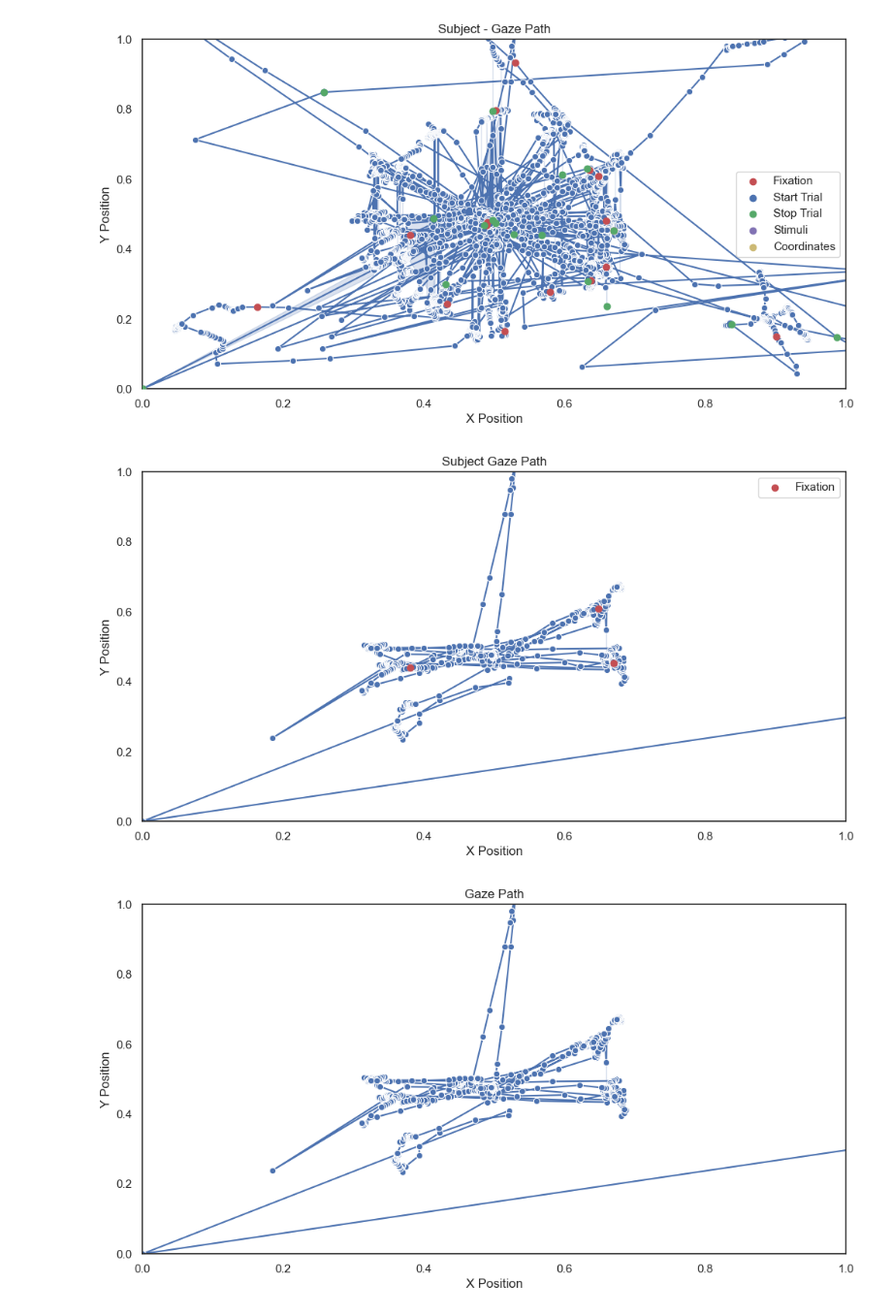
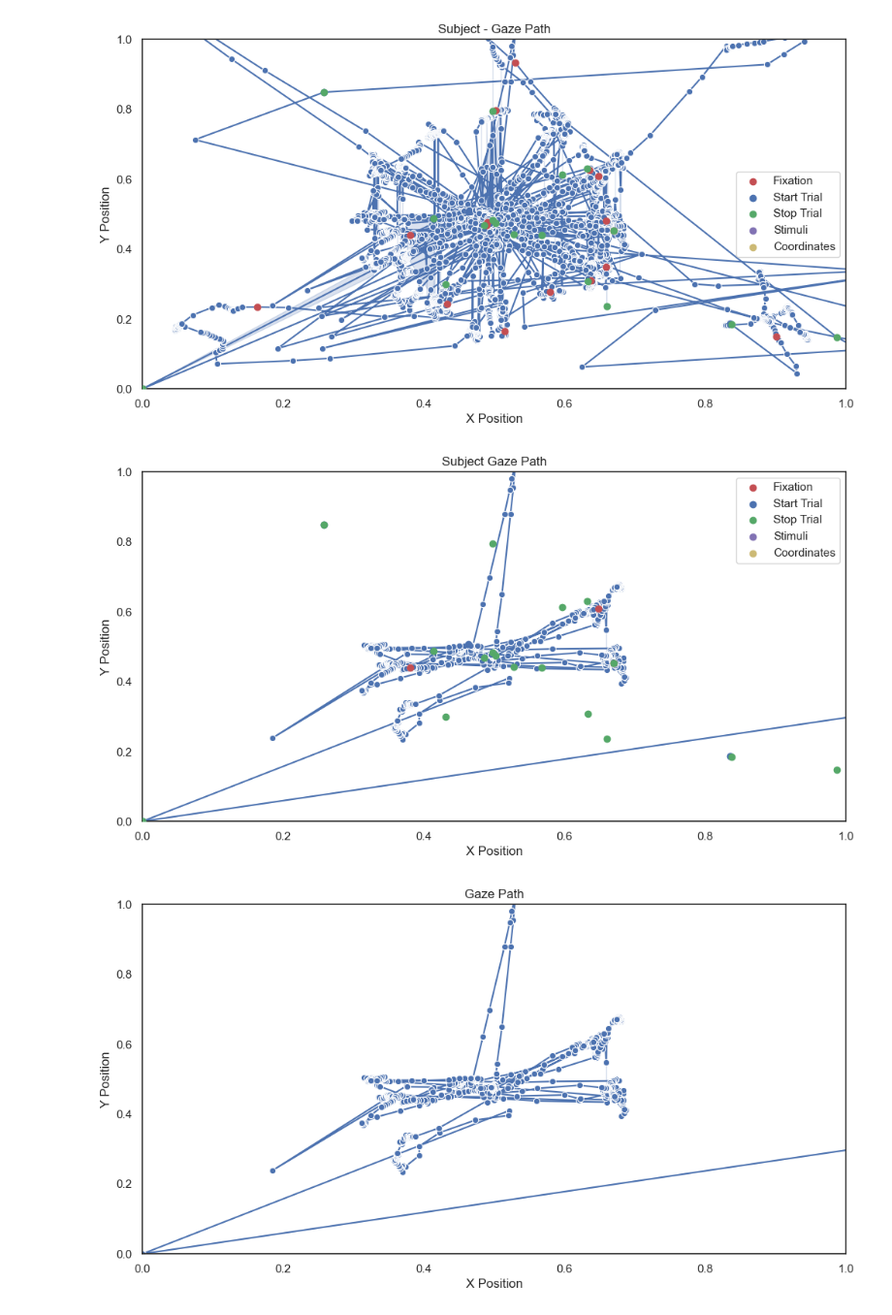
Before and after one commit to MaxBhdt/2024SoSe_EyeTracking, a Jupyter notebook: Lab/Experiment Pilot plot.ipynb, the cells around one changed output. Shown at 97% size. Drawn from its saved outputs; the diff is of its cells as text; code cells hidden in the pictures.

```diff
--- a/Lab/Experiment Pilot plot.ipynb
+++ b/Lab/Experiment Pilot plot.ipynb
@@ -294,25 +294,30 @@ plt.show()
 # %%
 # Filter the data_tsv for the specified time range
 filtered_data = data_tsv[(data_tsv['TIME'] >= 3550) & (data_tsv['TIME'] <= 3600)]
 
 # Filter the data_tsv for fixation points within the specified time range
 fixation_points = filtered_data[filtered_data['USER'] == 'FIXATION']
 
 # **X vs. Y Plot (Gaze Path)**
 plt.figure(figsize=(12, 6))
 sns.lineplot(data=filtered_data, x="FPOGX", y="FPOGY", marker='o', sort=False)
-# add fixation points
+
+# Add scatter plots for different event types
 plt.scatter(fixation_points["FPOGX"], fixation_points["FPOGY"], color='r', label='Fixation', zorder=5)
+plt.scatter(start_trial_points["FPOGX"], start_trial_points["FPOGY"], color='b', label='Start Trial', zorder=6)
+plt.scatter(stop_trial_points["FPOGX"], stop_trial_points["FPOGY"], color='g', label='Stop Trial', zorder=7)
+plt.scatter(stimuli_points["FPOGX"], stimuli_points["FPOGY"], color='m', label='Stimuli', zorder=8)
+plt.scatter(coordinates_points["FPOGX"], coordinates_points["FPOGY"], color='y', label='Coordinates', zorder=9)
 
 plt.title(f"Subject Gaze Path")
 plt.xlabel("X Position")
 plt.ylabel("Y Position")
 plt.xlim(0, 1)
 plt.ylim(0, 1)
 plt.legend()
 plt.show()
 # %% [output]
-[figure, old version]
+[figure, new version]
 # %%
 # Filter the data_tsv for the specified time range
 filtered_data = data_tsv[(data_tsv['TIME'] >= 3550) & (data_tsv['TIME'] <= 3600)]
```
Also changed, not shown: parts of 5 cells of this notebook.
